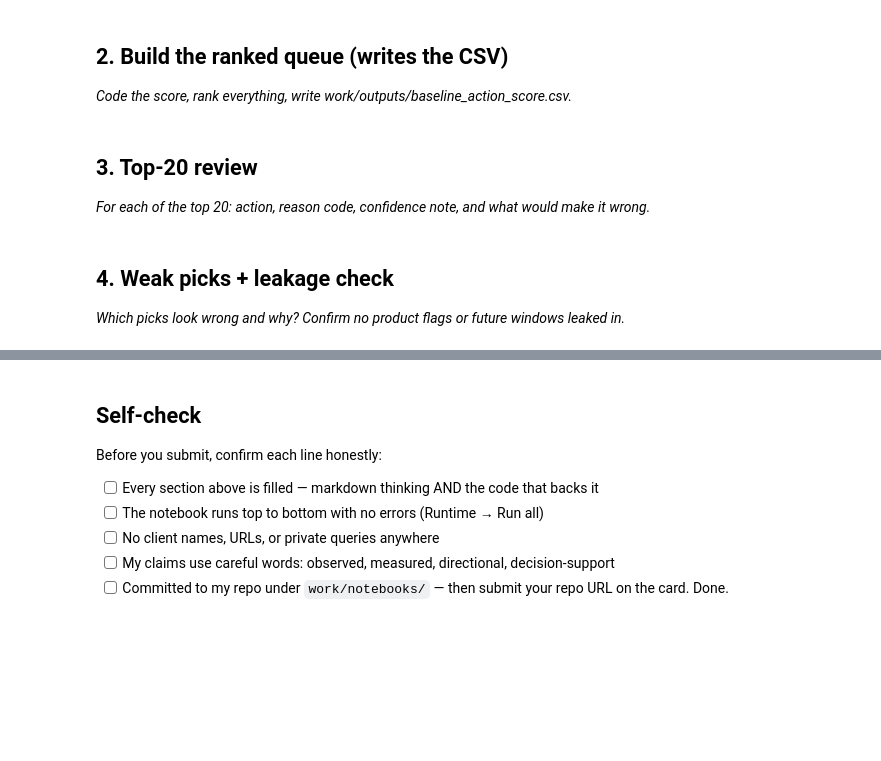
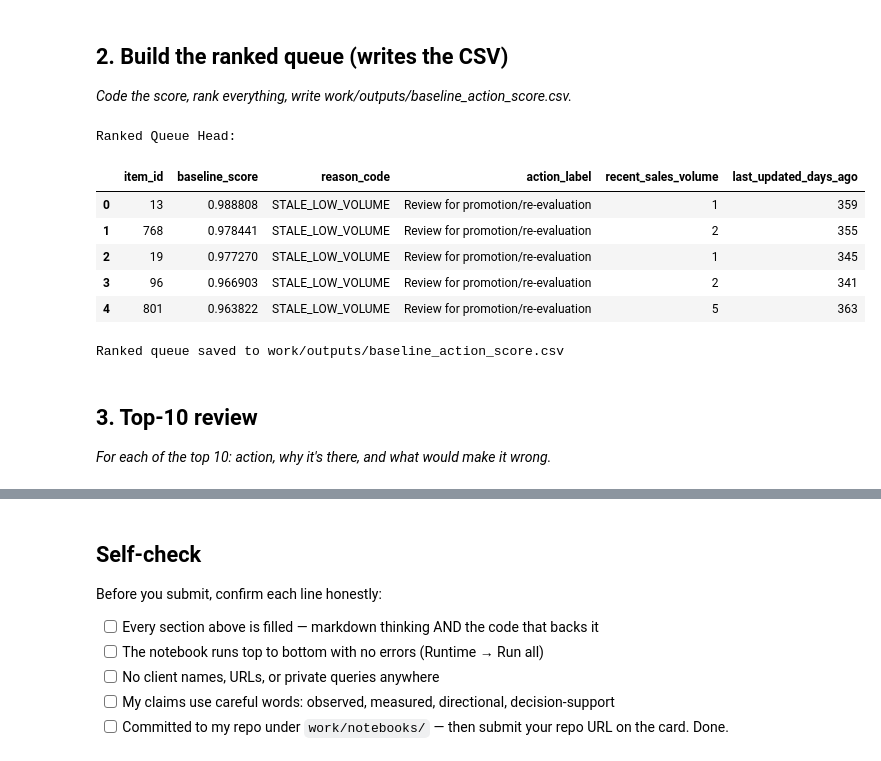
Before and after one commit to DaiyanNDahy/FlyRankInternML, a Jupyter notebook: work/notebooks/w04_baseline_score.ipynb, the cells around one changed output, grey strips where cells are left out. Cells and saved outputs as stored; diff of their text form; code cells hidden in the pictures; blank space fills up the shorter version.

```diff
--- a/work/notebooks/w04_baseline_score.ipynb
+++ b/work/notebooks/w04_baseline_score.ipynb
@@ -23,4 +124,64 @@ This skeleton is yours to fill. Work the sections **in order** — each one has
+# %%
+import os
+
+# Calculate a score based on the rule: low recent_sales_volume and high last_updated_days_ago
+# A simple scoring mechanism: higher score for lower volume and higher staleness.
+# Let's normalize these first for a more balanced score.
+
+# Ensure recent_sales_volume and last_updated_days_ago are numeric and handle potential NaNs
+df['recent_sales_volume'] = pd.to_numeric(df['recent_sales_volume'], errors='coerce').fillna(0)
+df['last_updated_days_ago'] = pd.to_numeric(df['last_updated_days_ago'], errors='coerce').fillna(0)
+
+# Normalize volume (lower is better, so invert it)
+max_volume = df['recent_sales_volume'].max()
+# Avoid division by zero if all volumes are 0 or max_volume is 0
+df['normalized_volume_score'] = 1 - (df['recent_sales_volume'] / max_volume) if max_volume > 0 else 1
+
+# Normalize staleness (higher is better)
+max_staleness = df['last_updated_days_ago'].max()
+df['normalized_staleness_score'] = df['last_updated_days_ago'] / max_staleness if max_staleness > 0 else 0
+
+# Combine scores. We want to prioritize items that are both very stale AND have very low volume.
+# Let's make it a multiplicative score to emphasize both conditions being met.
+# Using additive score with weights, as multiplicative can be too punitive if one score is zero.
+# Adjusted weights for demonstration.
+df['baseline_score'] = (df['normalized_volume_score'] * 0.7) + (df['normalized_staleness_score'] * 0.3) # Adjust weights as needed
+
+# Assign reason code and action label
+df['reason_code'] = 'STALE_LOW_VOLUME'
+df['action_label'] = 'Review for promotion/re-evaluation'
+
+# Rank the queue by the baseline score (highest score first)
+ranked_queue = df.sort_values(by='baseline_score', ascending=False).reset_index(drop=True)
+
+# Select relevant columns for the output, ensuring they exist
+output_cols = ['item_id', 'baseline_score', 'reason_code', 'action_label', 'recent_sales_volume', 'last_updated_days_ago']
+output_df = ranked_queue[[col for col in output_cols if col in ranked_queue.columns]]
+
+# Display the top of the ranked queue
+print("Ranked Queue Head:")
+display(output_df.head())
+
+# Define the output directory and filename
+output_dir = 'work/outputs'
+output_filename = os.path.join(output_dir, 'baseline_action_score.csv')
+
+# Create the output directory if it doesn't exist
+os.makedirs(output_dir, exist_ok=True)
+
+# Write the ranked queue to CSV
+output_df.to_csv(output_filename, index=False)
+print(f"\nRanked queue saved to {output_filename}")
+# %% [output]
+Ranked Queue Head:
+|  | item_id | baseline_score | reason_code | action_label | recent_sales_volume | last_updated_days_ago |
+| 0 | 13 | 0.988808 | STALE_LOW_VOLUME | Review for promotion/re-evaluation | 1 | 359 |
+| 1 | 768 | 0.978441 | STALE_LOW_VOLUME | Review for promotion/re-evaluation | 2 | 355 |
+| 2 | 19 | 0.977270 | STALE_LOW_VOLUME | Review for promotion/re-evaluation | 1 | 345 |
+| 3 | 96 | 0.966903 | STALE_LOW_VOLUME | Review for promotion/re-evaluation | 2 | 341 |
+| 4 | 801 | 0.963822 | STALE_LOW_VOLUME | Review for promotion/re-evaluation | 5 | 363 |
+Ranked queue saved to work/outputs/baseline_action_score.csv
 # %% [markdown]
-## 3. Top-20 review
+## 3. Top-10 review
 
-*For each of the top 20: action, reason code, confidence note, and what would make it wrong.*
+*For each of the top 10: action, why it's there, and what would make it wrong.*
@@ -30,4 +187,0 @@ This skeleton is yours to fill. Work the sections **in order** — each one has
-# %% [markdown]
-## 4. Weak picks + leakage check
-
-*Which picks look wrong and why? Confirm no product flags or future windows leaked in.*
```
Also changed, not shown: parts of 11 cells of this notebook.
